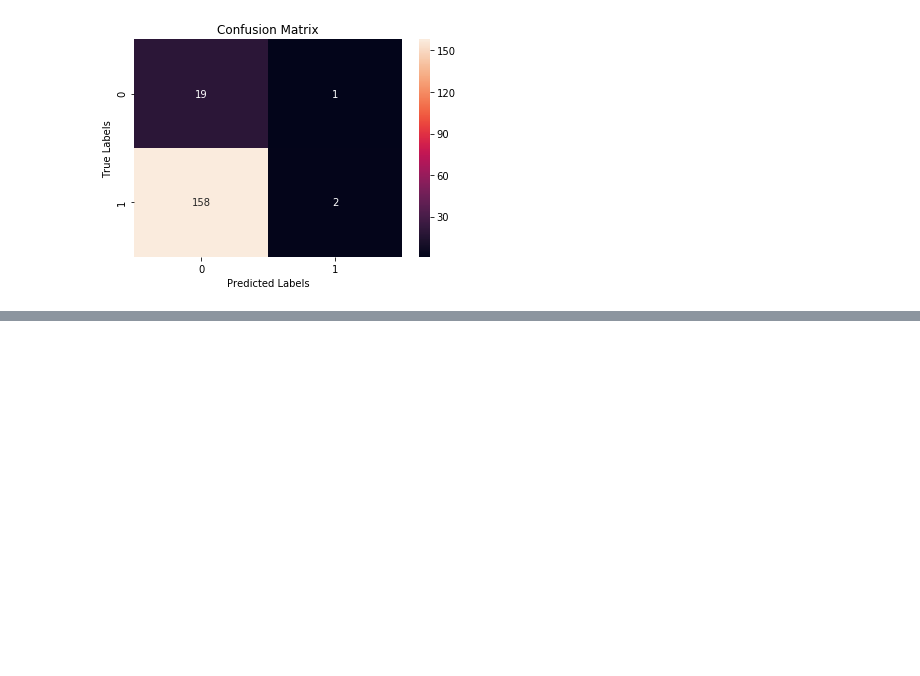
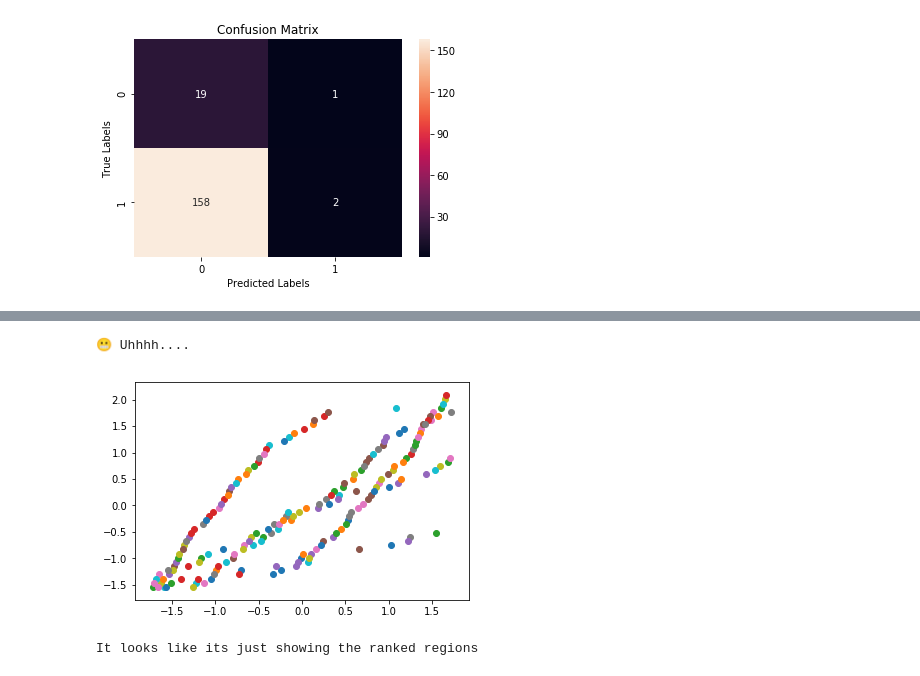
Before and after one commit to fchikwekwe/IntroToMachineLearning, a Jupyter notebook: EconomicFreedomProject.ipynb, the cells around one changed output, grey strips where cells are left out. Saved outputs shown, nothing was run; the diff lists cells and outputs as text; code cells hidden in the pictures; blank space fills up the shorter version.

```diff
--- a/EconomicFreedomProject.ipynb
+++ b/EconomicFreedomProject.ipynb
@@ -720,0 +759,13 @@ cmat_(cmat_obj)
+# %%
+
+print("😬 Uhhhh....")
+for k, (i,j) in enumerate(zip(X_scaled[:, 0], X_scaled[:, 1])):
+    plt.scatter(i, j)
+
+plt.show()
+
+print("It looks like its just showing the ranked regions")
+# %% [output]
+😬 Uhhhh....
+[figure, added]
+It looks like its just showing the ranked regions
```
Also changed, not shown: parts of 15 cells of this notebook.
